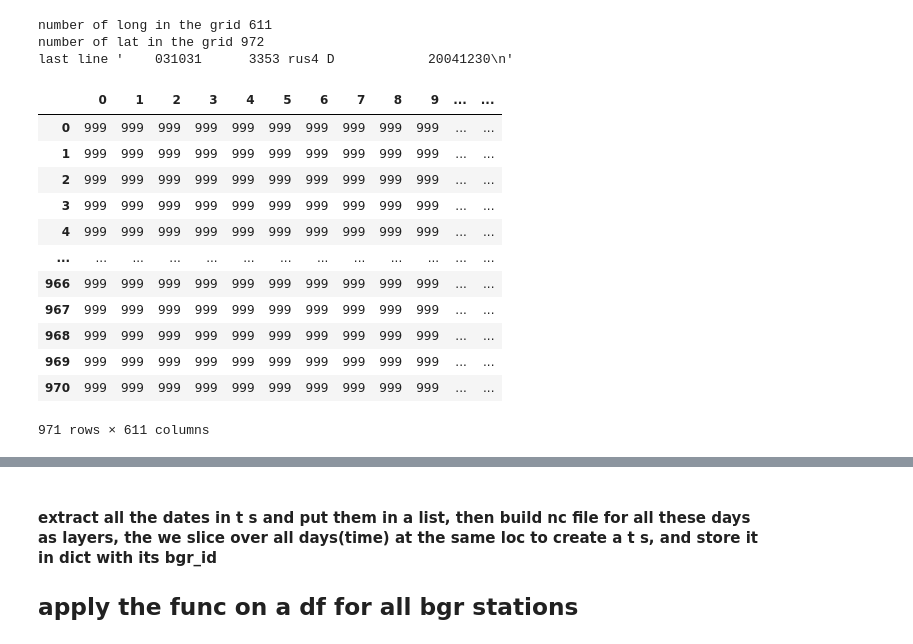
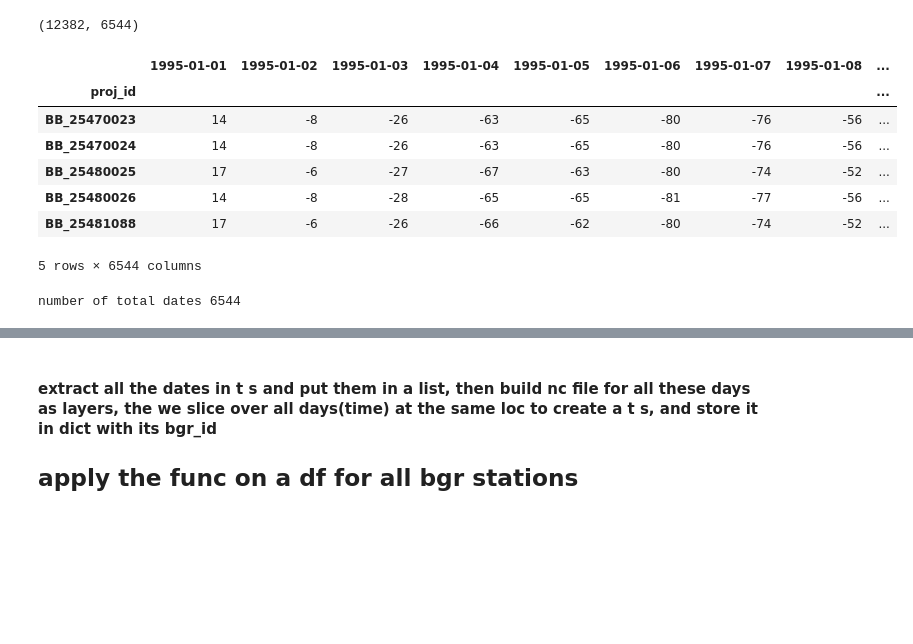
Before and after one commit to basem-AI/BGR_outlier_detection, a Jupyter notebook: extract_precipitation.ipynb, the cells around one changed output, grey strips where cells are left out. Saved outputs shown, nothing was run; the diff lists cells and outputs as text; code cells hidden in the pictures; blank space fills up the shorter version.

```diff
--- a/extract_precipitation.ipynb
+++ b/extract_precipitation.ipynb
@@ -9,36 +13,39 @@ f = open('dataset/regnie_dwd/ra031031', 'r')
-# %%
-# extract the lines
-lines=[]
-for line in f:
-    lines.append(repr(line))
-print("number of long in the grid", len(lines[1][2:-3].split("-")))
-print("number of lat in the grid", len(lines))
-print("last line", lines[-1])
-# %% [output]
-number of long in the grid 611
-number of lat in the grid 972
-last line '    031031      3353 rus4 D            20041230\n'
-# %%
-# the grid is 611x971 (west/east - northsouth)(long-lat)(x,y)
-grid = []
-for line in lines[:-1]:# last line ignored because it is related to the time-date
-    #print(line)
-    grid.append([int(l) for l in  line.replace("-"," ").replace("  "," ")[2:-3].split(" ") if l!=""])
-
-grid =pd.DataFrame(grid)
-grid
-# %% [output]
-|  | 0 | 1 | 2 | 3 | 4 | 5 | 6 | 7 | 8 | 9 | ... | ... |
-| 0 | 999 | 999 | 999 | 999 | 999 | 999 | 999 | 999 | 999 | 999 | ... | ... |
-| 1 | 999 | 999 | 999 | 999 | 999 | 999 | 999 | 999 | 999 | 999 | ... | ... |
-| 2 | 999 | 999 | 999 | 999 | 999 | 999 | 999 | 999 | 999 | 999 | ... | ... |
-| 3 | 999 | 999 | 999 | 999 | 999 | 999 | 999 | 999 | 999 | 999 | ... | ... |
-| 4 | 999 | 999 | 999 | 999 | 999 | 999 | 999 | 999 | 999 | 999 | ... | ... |
-| ... | ... | ... | ... | ... | ... | ... | ... | ... | ... | ... | ... | ... |
-| 966 | 999 | 999 | 999 | 999 | 999 | 999 | 999 | 999 | 999 | 999 | ... | ... |
-| 967 | 999 | 999 | 999 | 999 | 999 | 999 | 999 | 999 | 999 | 999 | ... | ... |
-| 968 | 999 | 999 | 999 | 999 | 999 | 999 | 999 | 999 | 999 | 999 | ... | ... |
-| 969 | 999 | 999 | 999 | 999 | 999 | 999 | 999 | 999 | 999 | 999 | ... | ... |
-| 970 | 999 | 999 | 999 | 999 | 999 | 999 | 999 | 999 | 999 | 999 | ... | ... |
-971 rows × 611 columns
+# %%
+# it is better for visualisation if the columns date type (not int or str)
+# when save df to csv, if the column names are date, they are saved as str
+def convert_col_to_date(columns):
+
+    # convert the columns type
+    #columns = df.columns
+    new_columns = []
+    for col in columns:
+        new_columns.append(pd.to_datetime(col).date())
+    return new_columns
+# %%
+# import daily_temp to extract corrsponding dates
+daily_temp = pd.read_csv("dataset/temperature/daily_temp.csv").set_index("proj_id")
+daily_temp.columns= convert_col_to_date(daily_temp.columns)
+print(daily_temp.shape)
+daily_temp.head()
+# %% [output]
+(12382, 6544)
+|  | 1995-01-01 | 1995-01-02 | 1995-01-03 | 1995-01-04 | 1995-01-05 | 1995-01-06 | 1995-01-07 | 1995-01-08 | ... |
+| proj_id |  |  |  |  |  |  |  |  | ... |
+| BB_25470023 | 14 | -8 | -26 | -63 | -65 | -80 | -76 | -56 | ... |
+| BB_25470024 | 14 | -8 | -26 | -63 | -65 | -80 | -76 | -56 | ... |
+| BB_25480025 | 17 | -6 | -27 | -67 | -63 | -80 | -74 | -52 | ... |
+| BB_25480026 | 14 | -8 | -28 | -65 | -65 | -81 | -77 | -56 | ... |
+| BB_25481088 | 17 | -6 | -26 | -66 | -62 | -80 | -74 | -52 | ... |
+5 rows × 6544 columns
+# %%
+# dates in which the prec should be extracted
+dates = daily_temp.columns
+years =[i for i in range(1995,2013)]
+print(f"number of total dates {len(dates)}")
+# split the dates per year, to save one nc file for each year, to avoid size problem
+dates_per_year ={}
+for year in years:
+    dates_per_year[str(year)]=[day for day in dates if day.year==year]
+# %% [output]
+number of total dates 6544
 # %%
```
Also changed, not shown: parts of 18 cells of this notebook, 2 other files.
